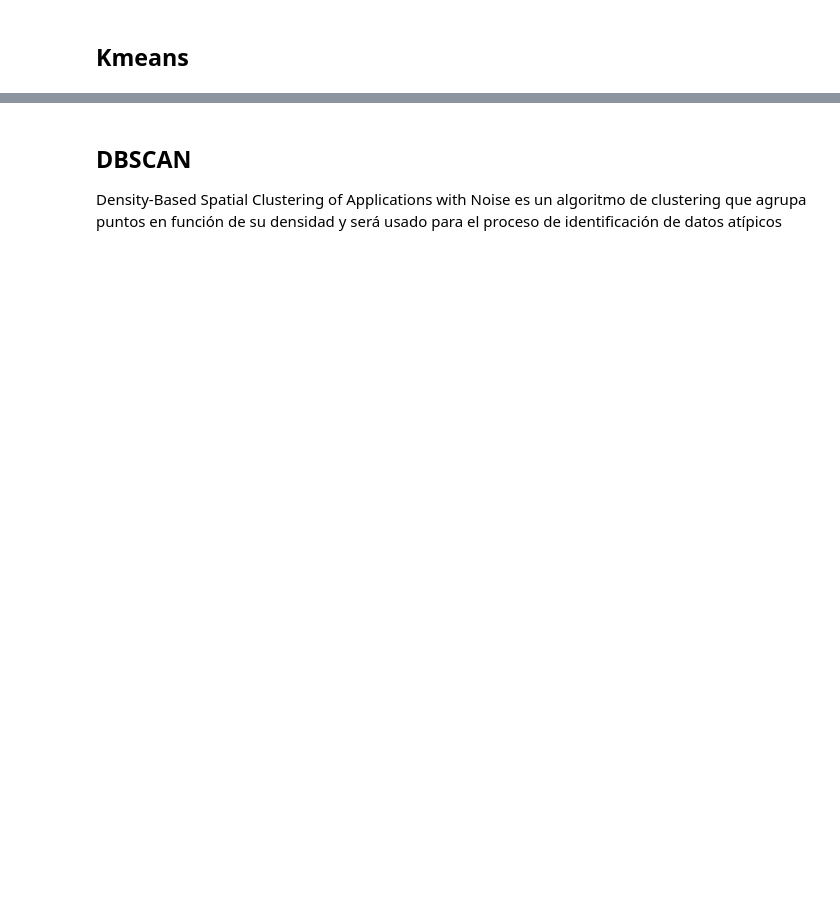
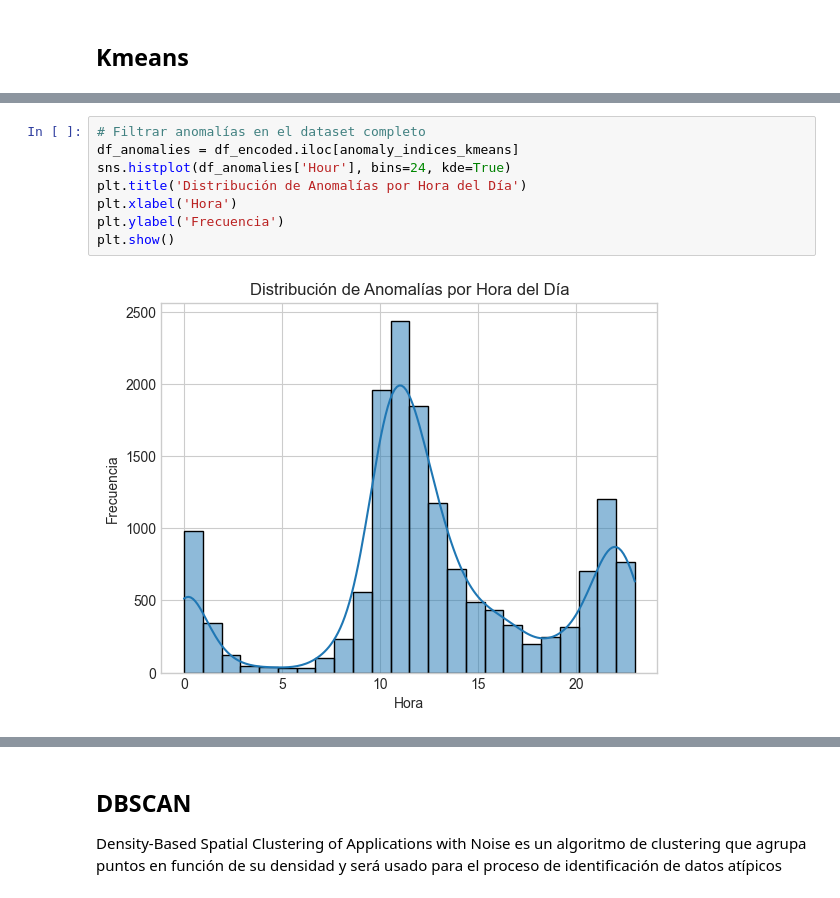
Before and after one commit to lauraich/running_anomalies_detection_data_analysis, a Jupyter notebook: Proyecto_final_analisis_de_datos_I.ipynb, the cells around one changed output, grey strips where cells are left out. Saved outputs shown, nothing was run; the diff lists cells and outputs as text; blank space fills up the shorter version.

```diff
--- a/Proyecto_final_analisis_de_datos_I.ipynb
+++ b/Proyecto_final_analisis_de_datos_I.ipynb
@@ -1065,0 +1127,10 @@ print('KMeans clustering detected anomalies:', cluster_anomalies)
+# %%
+# Filtrar anomalías en el dataset completo
+df_anomalies = df_encoded.iloc[anomaly_indices_kmeans]
+sns.histplot(df_anomalies['Hour'], bins=24, kde=True)
+plt.title('Distribución de Anomalías por Hora del Día')
+plt.xlabel('Hora')
+plt.ylabel('Frecuencia')
+plt.show()
+# %% [output]
+[figure, added]
```
Also changed, not shown: parts of 15 cells of this notebook.
